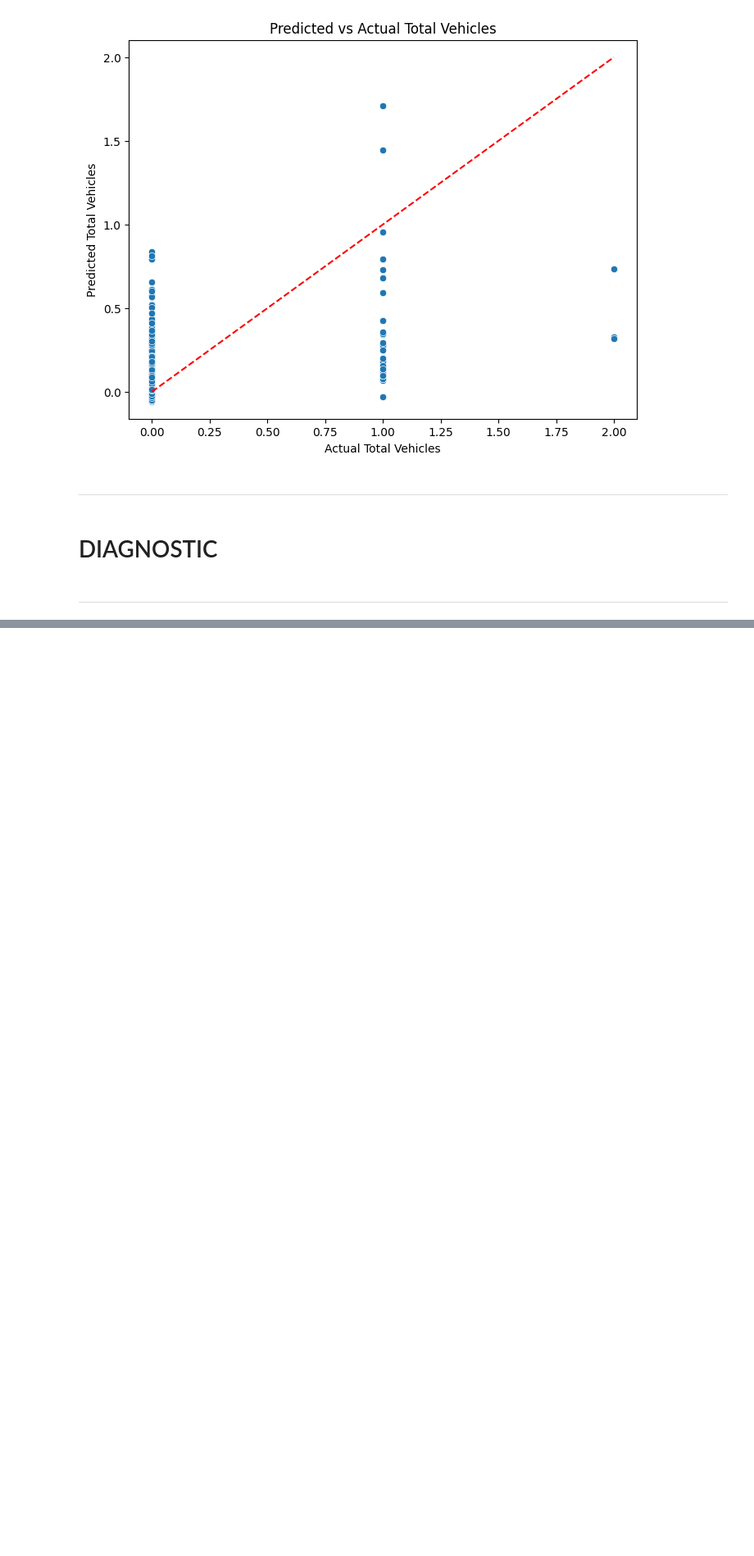
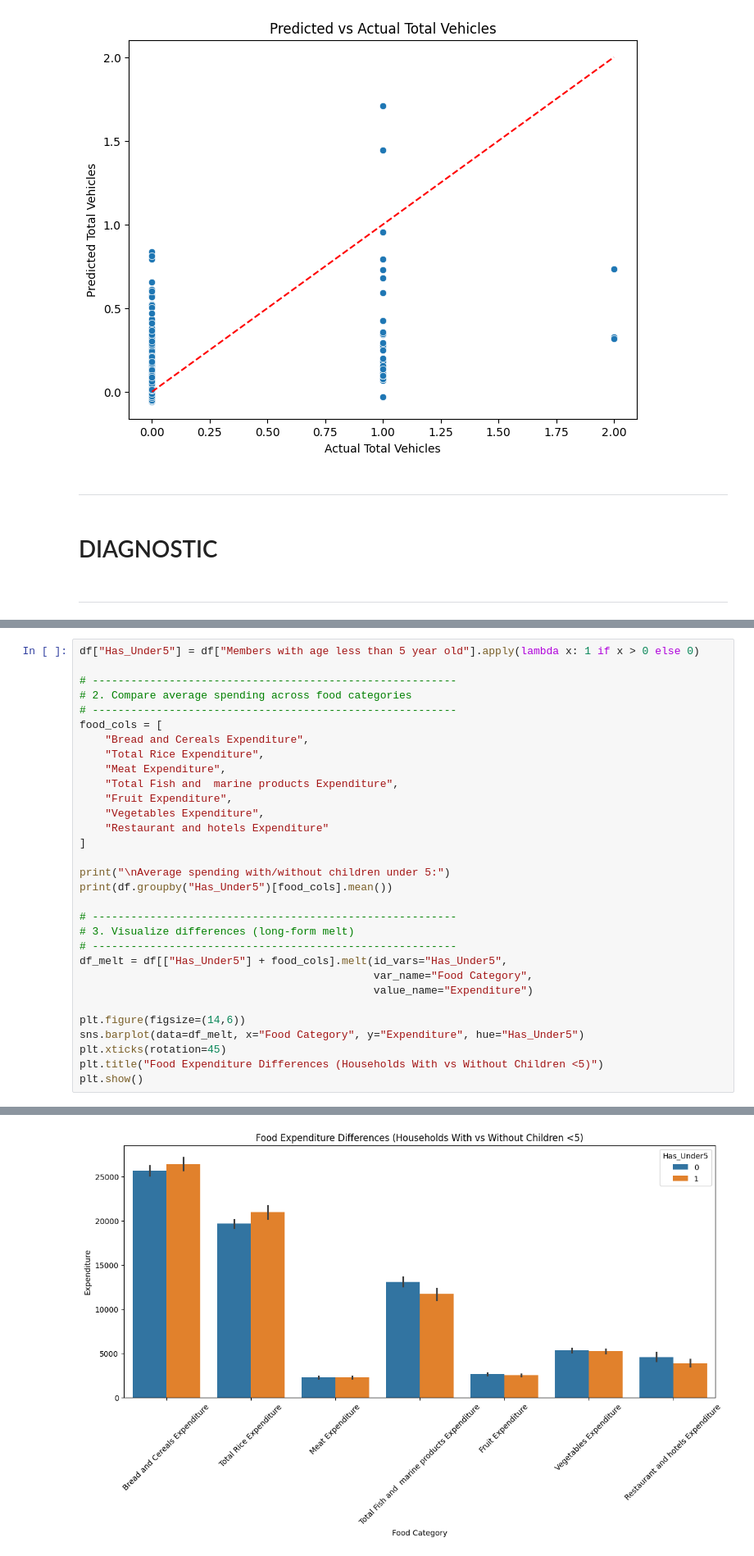
Before and after one commit to aguiwasivan/ANALYTICS, a Jupyter notebook: BARMM.ipynb, the cells around one changed output, grey strips where cells are left out. Shown at 82% size. Drawn from its saved outputs; the diff is of its cells as text; blank space fills up the shorter version.

```diff
--- a/BARMM.ipynb
+++ b/BARMM.ipynb
@@ -216,0 +294,32 @@ MSE: 0.09, R^2: 0.07
+# %%
+df["Has_Under5"] = df["Members with age less than 5 year old"].apply(lambda x: 1 if x > 0 else 0)
+
+# ---------------------------------------------------------
+# 2. Compare average spending across food categories
+# ---------------------------------------------------------
+food_cols = [
+    "Bread and Cereals Expenditure",
+    "Total Rice Expenditure",
+    "Meat Expenditure",
+    "Total Fish and  marine products Expenditure",
+    "Fruit Expenditure",
+    "Vegetables Expenditure",
+    "Restaurant and hotels Expenditure"
+]
+
+print("\nAverage spending with/without children under 5:")
+print(df.groupby("Has_Under5")[food_cols].mean())
+
+# ---------------------------------------------------------
+# 3. Visualize differences (long-form melt)
+# ---------------------------------------------------------
+df_melt = df[["Has_Under5"] + food_cols].melt(id_vars="Has_Under5",
+                                              var_name="Food Category",
+                                              value_name="Expenditure")
+
+plt.figure(figsize=(14,6))
+sns.barplot(data=df_melt, x="Food Category", y="Expenditure", hue="Has_Under5")
+plt.xticks(rotation=45)
+plt.title("Food Expenditure Differences (Households With vs Without Children <5)")
+plt.show()
+# %% [output]
@@ -216,0 +346 @@ MSE: 0.09, R^2: 0.07
+[figure, added]
```
Also changed, not shown: parts of 5 cells of this notebook.
